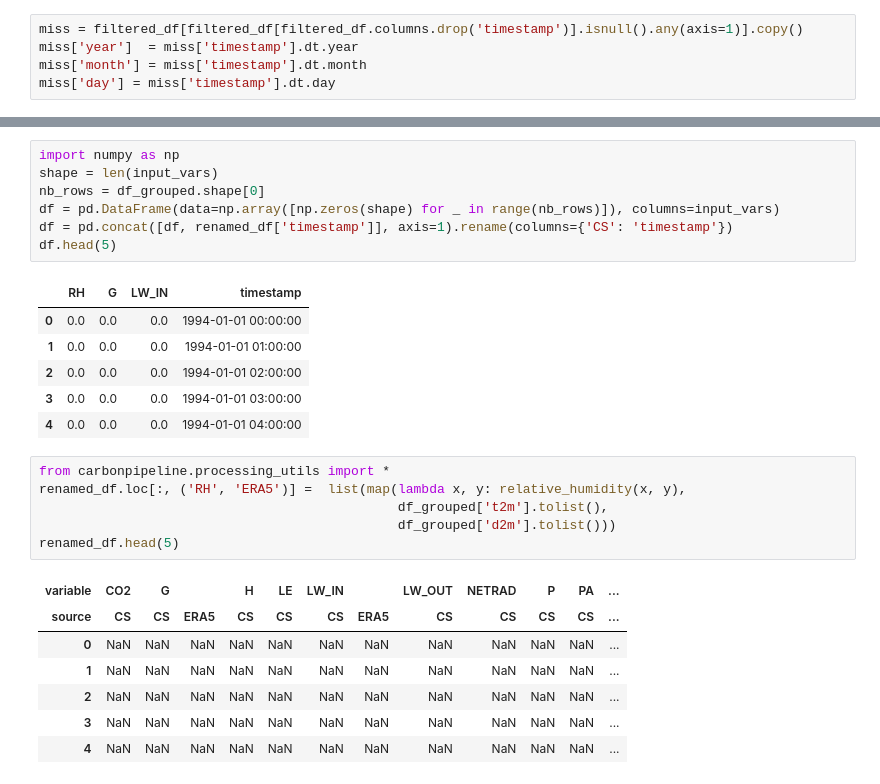
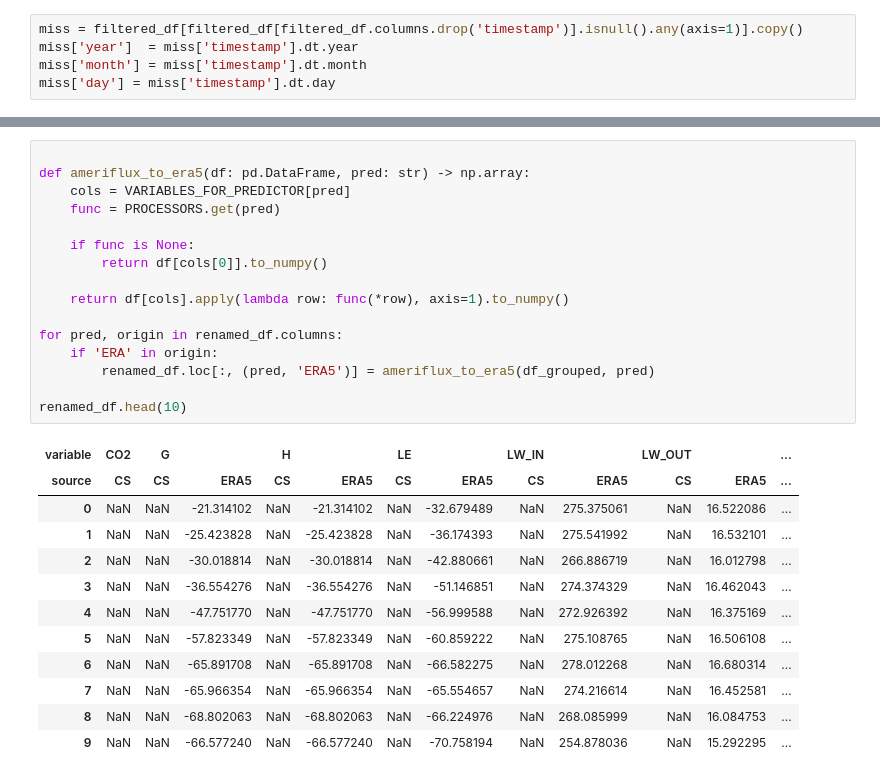
Before and after one commit to mrquaternion/CS-Pipeline, a Jupyter notebook: notebook.ipynb, the cells around one changed output, grey strips where cells are left out. Cells and saved outputs as stored; diff of their text form.

```diff
--- a/notebook.ipynb
+++ b/notebook.ipynb
@@ -70,28 +64,29 @@ df_grouped.head(5)
-# %%
-import numpy as np
-shape = len(input_vars)
-nb_rows = df_grouped.shape[0]
-df = pd.DataFrame(data=np.array([np.zeros(shape) for _ in range(nb_rows)]), columns=input_vars)
-df = pd.concat([df, renamed_df['timestamp']], axis=1).rename(columns={'CS': 'timestamp'})
-df.head(5)
-# %% [output]
-|  | RH | G | LW_IN | timestamp |
-| 0 | 0.0 | 0.0 | 0.0 | 1994-01-01 00:00:00 |
-| 1 | 0.0 | 0.0 | 0.0 | 1994-01-01 01:00:00 |
-| 2 | 0.0 | 0.0 | 0.0 | 1994-01-01 02:00:00 |
-| 3 | 0.0 | 0.0 | 0.0 | 1994-01-01 03:00:00 |
-| 4 | 0.0 | 0.0 | 0.0 | 1994-01-01 04:00:00 |
-# %%
-from carbonpipeline.processing_utils import *
-renamed_df.loc[:, ('RH', 'ERA5')] =  list(map(lambda x, y: relative_humidity(x, y),
-                                              df_grouped['t2m'].tolist(),
-                                              df_grouped['d2m'].tolist()))
-renamed_df.head(5)
-# %% [output]
-| variable | CO2 | G |  | H | LE | LW_IN |  | LW_OUT | NETRAD | P | PA | ... |
-| source | CS | CS | ERA5 | CS | CS | CS | ERA5 | CS | CS | CS | CS | ... |
-| 0 | NaN | NaN | NaN | NaN | NaN | NaN | NaN | NaN | NaN | NaN | NaN | ... |
-| 1 | NaN | NaN | NaN | NaN | NaN | NaN | NaN | NaN | NaN | NaN | NaN | ... |
-| 2 | NaN | NaN | NaN | NaN | NaN | NaN | NaN | NaN | NaN | NaN | NaN | ... |
-| 3 | NaN | NaN | NaN | NaN | NaN | NaN | NaN | NaN | NaN | NaN | NaN | ... |
-| 4 | NaN | NaN | NaN | NaN | NaN | NaN | NaN | NaN | NaN | NaN | NaN | ... |
+# %%
+
+def ameriflux_to_era5(df: pd.DataFrame, pred: str) -> np.array:
+    cols = VARIABLES_FOR_PREDICTOR[pred]
+    func = PROCESSORS.get(pred)
+
+    if func is None:
+        return df[cols[0]].to_numpy()
+
+    return df[cols].apply(lambda row: func(*row), axis=1).to_numpy()
+
+for pred, origin in renamed_df.columns:
+    if 'ERA' in origin:
+        renamed_df.loc[:, (pred, 'ERA5')] = ameriflux_to_era5(df_grouped, pred)
+
+renamed_df.head(10)
+# %% [output]
+| variable | CO2 | G |  | H |  | LE |  | LW_IN |  | LW_OUT |  | ... |
+| source | CS | CS | ERA5 | CS | ERA5 | CS | ERA5 | CS | ERA5 | CS | ERA5 | ... |
+| 0 | NaN | NaN | -21.314102 | NaN | -21.314102 | NaN | -32.679489 | NaN | 275.375061 | NaN | 16.522086 | ... |
+| 1 | NaN | NaN | -25.423828 | NaN | -25.423828 | NaN | -36.174393 | NaN | 275.541992 | NaN | 16.532101 | ... |
+| 2 | NaN | NaN | -30.018814 | NaN | -30.018814 | NaN | -42.880661 | NaN | 266.886719 | NaN | 16.012798 | ... |
+| 3 | NaN | NaN | -36.554276 | NaN | -36.554276 | NaN | -51.146851 | NaN | 274.374329 | NaN | 16.462043 | ... |
+| 4 | NaN | NaN | -47.751770 | NaN | -47.751770 | NaN | -56.999588 | NaN | 272.926392 | NaN | 16.375169 | ... |
+| 5 | NaN | NaN | -57.823349 | NaN | -57.823349 | NaN | -60.859222 | NaN | 275.108765 | NaN | 16.506108 | ... |
+| 6 | NaN | NaN | -65.891708 | NaN | -65.891708 | NaN | -66.582275 | NaN | 278.012268 | NaN | 16.680314 | ... |
+| 7 | NaN | NaN | -65.966354 | NaN | -65.966354 | NaN | -65.554657 | NaN | 274.216614 | NaN | 16.452581 | ... |
+| 8 | NaN | NaN | -68.802063 | NaN | -68.802063 | NaN | -66.224976 | NaN | 268.085999 | NaN | 16.084753 | ... |
+| 9 | NaN | NaN | -66.577240 | NaN | -66.577240 | NaN | -70.758194 | NaN | 254.878036 | NaN | 15.292295 | ... |
```
Also changed, not shown: parts of 3 cells of this notebook.
